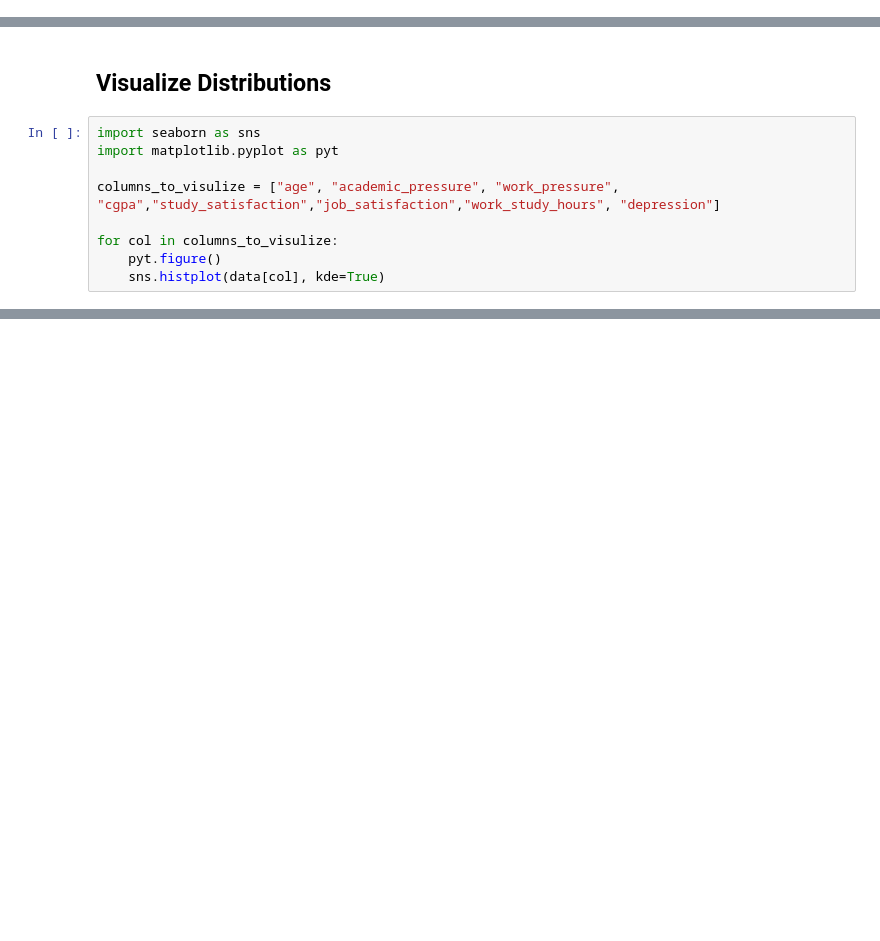
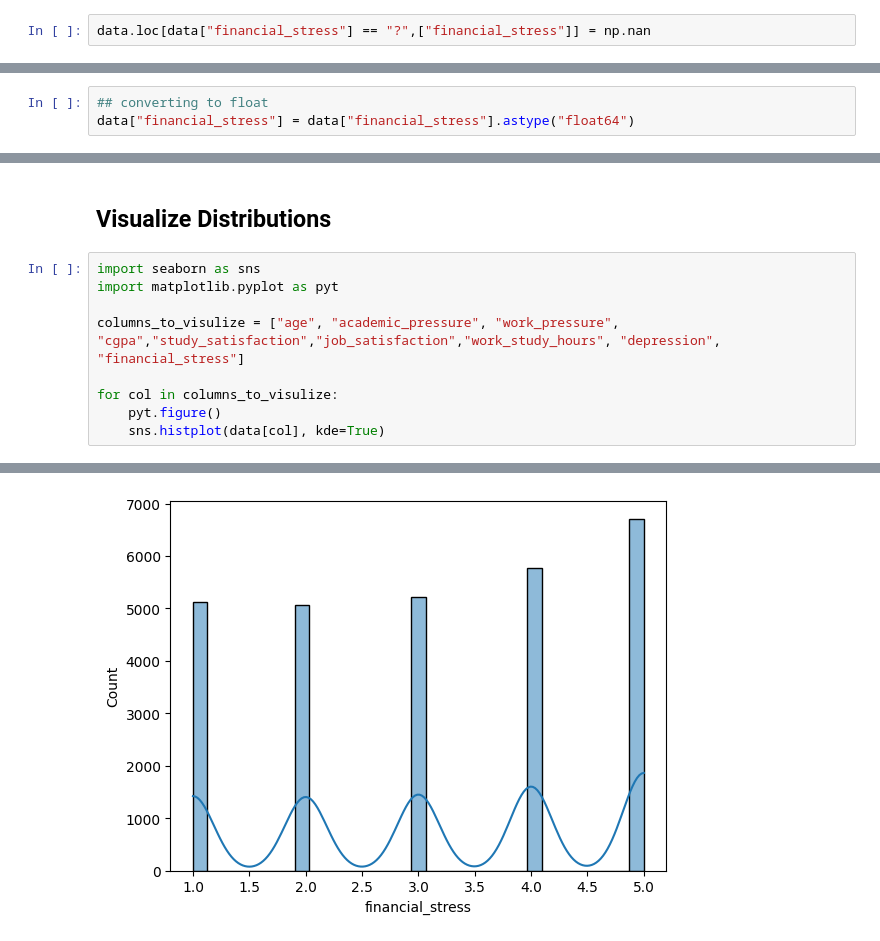
Before and after one commit to gaurangdave/mental_health_ml, a Jupyter notebook: notebooks/00_data_exploration.ipynb, the cells around one changed output, grey strips where cells are left out. Drawn from its saved outputs; the diff is of its cells as text; blank space fills up the shorter version.

Commit message:
exploring categorical data

```diff
--- a/notebooks/00_data_exploration.ipynb
+++ b/notebooks/00_data_exploration.ipynb
@@ -229,0 +243,2 @@ ValueError: could not convert string to float: '?'
+# %%
+data.loc[data["financial_stress"] == "?",["financial_stress"]] = np.nan
@@ -230,3 +276,6 @@ ValueError: could not convert string to float: '?'
+# %%
+## converting to float
+data["financial_stress"] = data["financial_stress"].astype("float64")
 # %%
 data.describe()
 # %% [output]
@@ -248,18 +324,19 @@ Observations:
 # %%
 import seaborn as sns
 import matplotlib.pyplot as pyt
 
-columns_to_visulize = ["age", "academic_pressure", "work_pressure", "cgpa","study_satisfaction","job_satisfaction","work_study_hours", "depression"]
+columns_to_visulize = ["age", "academic_pressure", "work_pressure", "cgpa","study_satisfaction","job_satisfaction","work_study_hours", "depression", "financial_stress"]
 
 for col in columns_to_visulize:
     pyt.figure()
     sns.histplot(data[col], kde=True)
 # %% [output]
 [figure]
 [figure]
 [figure]
 [figure]
 [figure]
 [figure]
 [figure]
 [figure]
+[figure, added]
```
Also changed, not shown: parts of 34 cells of this notebook, 4 other files.
